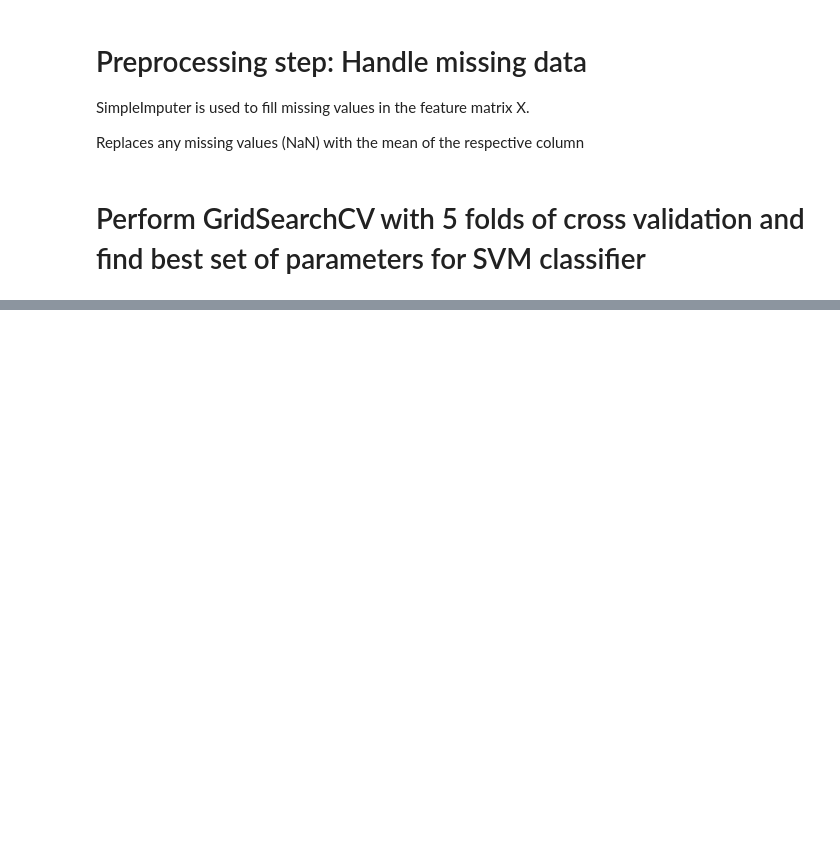
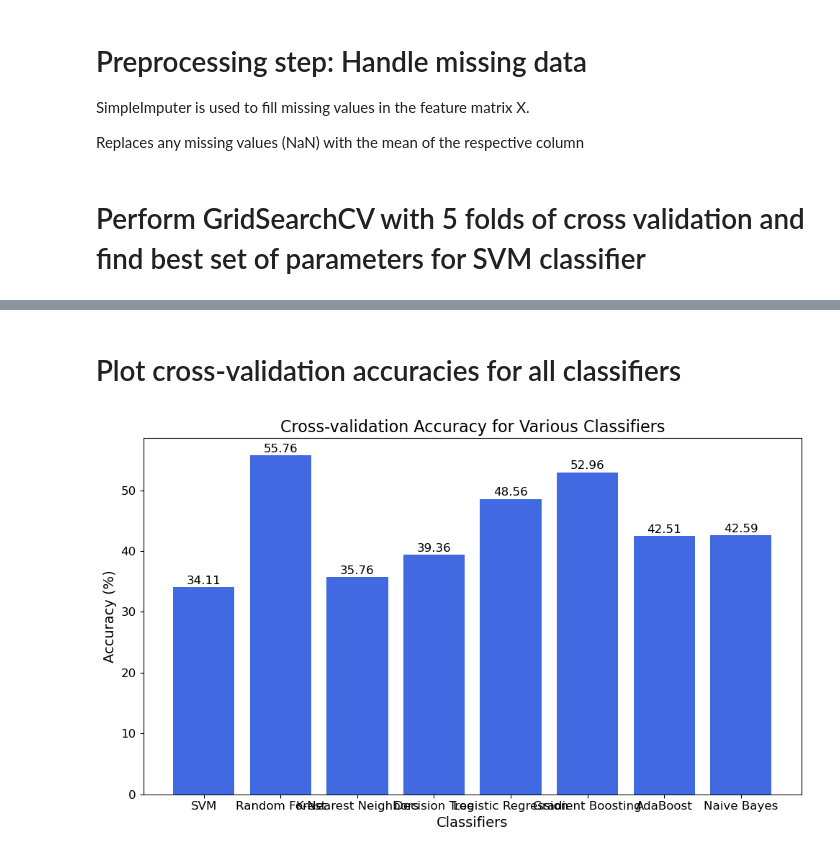
Before and after one commit to SreedeviRajavelu/multimodalAnalysis, a Jupyter notebook: vreed-modelling-2.ipynb, the cells around one changed output, grey strips where cells are left out. Drawn from its saved outputs; the diff is of its cells as text; code cells hidden in the pictures; blank space fills up the shorter version.

```diff
--- a/vreed-modelling-2.ipynb
+++ b/vreed-modelling-2.ipynb
@@ -137,6 +176,8 @@ from sklearn.ensemble import RandomForestClassifier , GradientBoostingClassifier
 from sklearn.neighbors import KNeighborsClassifier
 from sklearn.tree import DecisionTreeClassifier
 from sklearn.linear_model import LogisticRegression
+from sklearn.naive_bayes import GaussianNB
+import matplotlib.pyplot as plt
 
 # load and process data
 # eye tracking features and target variable
@@ -158,13 +199,17 @@ classifiers = {
     'Decision Tree': DecisionTreeClassifier(),
     'Logistic Regression': LogisticRegression(max_iter=1000),
     'Gradient Boosting': GradientBoostingClassifier(),
-    'AdaBoost':AdaBoostClassifier()
+    'AdaBoost':AdaBoostClassifier(),
+    'Naive Bayes': GaussianNB()
 
 }
 
 
 # use StratifiedKFold to ensure class proportions are preserved in each fold
 cross_val = StratifiedKFold(n_splits=5,shuffle=True,random_state=42)
+
+# to store the mean cross-validation accuracies
+mean_accuracies = []
 
 for name, clf in classifiers.items():
     print(f"\nClassifier: {name}")
@@ -178,7 +223,8 @@ for name, clf in classifiers.items():
 
     # mean accuracy across all folds
     mean_cv_accuracy = np.mean(cv_scores)
-    print(f"Mean Cross-Validation Accuracy: {mean_cv_accuracy}")
+    mean_accuracies.append(mean_cv_accuracy * 100) # save mean accuracy to plot and compare
+    print(f"Mean Cross-Validation Accuracy: {mean_cv_accuracy * 100:.2f}%")
 
     # train the classifier on the entire training set and evaluate on the test set
     clf.fit(X_train , y_train)
@@ -256,0 +303,26 @@ Test Set Accuracy: 31.75%
+# %% [markdown]
+# Plot cross-validation accuracies for all classifiers
+# %%
+# plot the mean cross validation accuracies
+classifier_names = list(classifiers.keys())
+y_pos = np.arange(len(classifier_names))
+
+plt.figure(figsize=(10,6))
+plt.bar(y_pos , mean_accuracies , color='royalblue')
+
+# add text labels for each bar
+for index, value in enumerate(mean_accuracies):
+    plt.text(index , value+0.5 , str(np.round(value , 2)), ha='center',fontsize=12, color='black')
+
+# set the tick labels, titles and labels
+plt.xticks(y_pos , classifier_names, fontsize=12)
+plt.yticks(fontsize=12)
+plt.ylabel('Accuracy (%)', fontsize=14)
+plt.xlabel('Classifiers', fontsize=14)
+plt.title('Cross-validation Accuracy for Various Classifiers' , fontsize=16)
+
+# show plot
+plt.tight_layout()
+plt.show()
+# %% [output]
+[figure, added]
```
Also changed, not shown: parts of 3 cells of this notebook.
